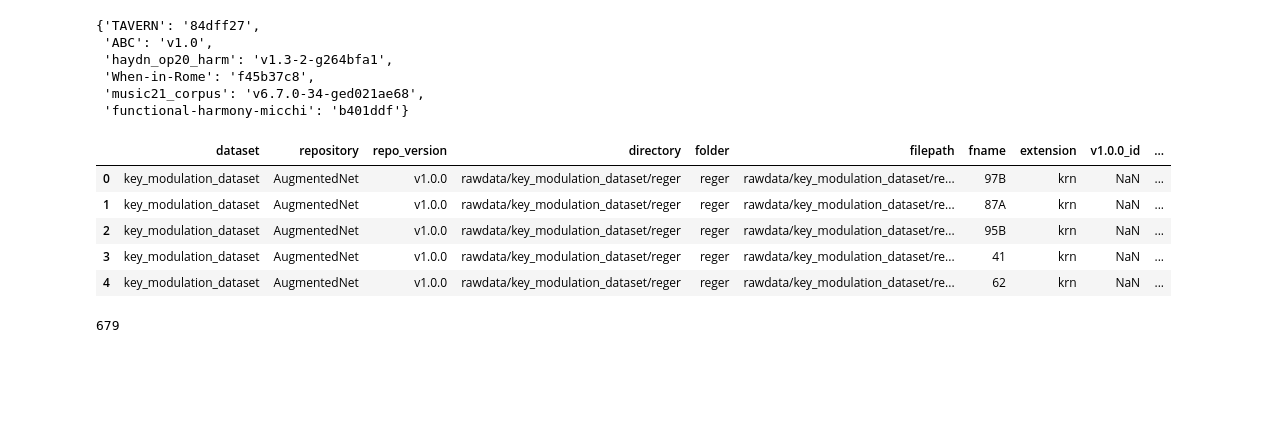
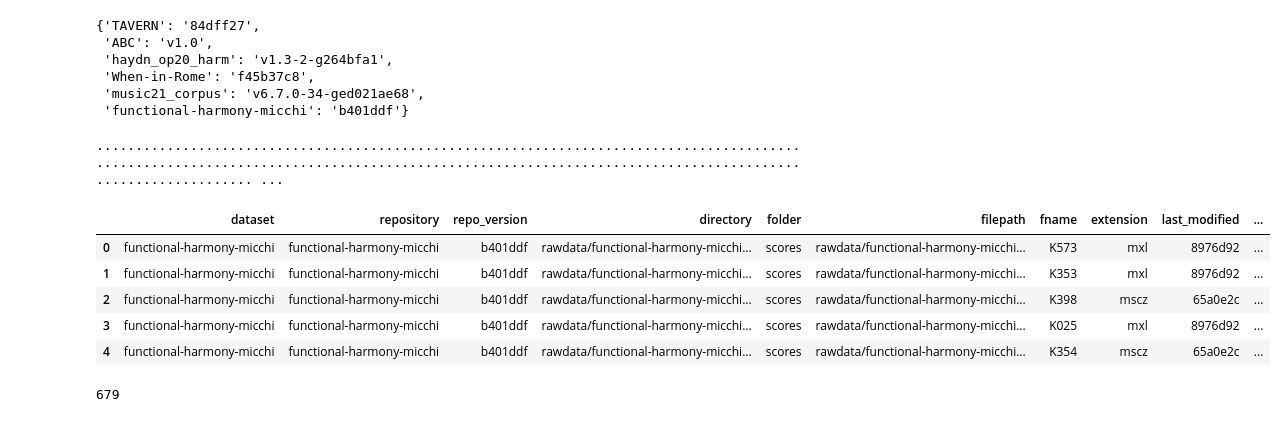
Before and after one commit to johentsch/AugmentedNet, a Jupyter notebook: notebooks/data_overview.ipynb, the cells around one changed output. Saved outputs shown, nothing was run; the diff lists cells and outputs as text; code cells hidden in the pictures; blank space fills up the shorter version.

Commit message:
adds columns last_modified and file_change_commit_url

```diff
--- a/notebooks/data_overview.ipynb
+++ b/notebooks/data_overview.ipynb
@@ -59,8 +61,18 @@ submodule_versions
  'When-in-Rome': 'f45b37c8',
  'music21_corpus': 'v6.7.0-34-ged021ae68',
  'functional-harmony-micchi': 'b401ddf'}
+# %%
+repo_urls = {
+ 'AugmentedNet': 'https://github.com/napulen/AugmentedNet',
+ 'TAVERN': 'https://github.com/jcdevaney/TAVERN',
+ 'ABC': 'https://github.com/DCMLab/ABC',
+ 'haydn_op20_harm': 'https://github.com/napulen/haydn_op20_harm',
+ 'When-in-Rome': 'https://github.com/MarkGotham/When-in-Rome',
+ 'music21_corpus': 'https://github.com/cuthbertLab/music21',
+ 'functional-harmony-micchi': 'https://github.com/napulen/functional-harmony-micchi'
+}
 # %%
-EXCLUDED_EXTENSIONS = (".md", ".csv", ".tsv", ".py", ".sh", ".pdf", ".jl")
+EXCLUDED_EXTENSIONS = (".md", ".csv", ".tsv", ".py", ".sh", ".pdf", ".jl", ".h5")
 EXCLUDED_NAME_COMPONENTS = ("feedback", "template", "requirements")
 
 def get_commit_where_file_last_changed(repo: git.Repo, paths=str):
@@ -73,6 +85,7 @@ data = []
 rawdata_path = os.path.join(REPO_PATH, "rawdata")
 
 for data_dir in os.listdir(rawdata_path):
+    print(data_dir)
     data_dir_path = os.path.join(rawdata_path, data_dir)
     if data_dir in submodule_versions:
         current_repo_name = data_dir
@@ -82,6 +95,7 @@ for data_dir in os.listdir(rawdata_path):
         git_path_base = REPO_PATH
     current_repo = submodule_repos.get(data_dir, augmentednet_repo)
     current_repo_version = submodule_versions.get(data_dir, augmentednet_version)
+    current_repo_url = repo_urls.get(current_repo_name).strip("/")
     for path, subdirs, files in os.walk(data_dir_path):
         rel_path = os.path.relpath(path, REPO_PATH)
         if rel_path == os.path.join("rawdata", "When-in-Rome"):
@@ -89,44 +103,48 @@ for data_dir in os.listdir(rawdata_path):
             continue
         for file in files:
             fname, fext = os.path.splitext(file)
             if not fext or fext in EXCLUDED_EXTENSIONS:
                 continue
             fname_lower = fname.lower()
             if any(comp in fname_lower for comp in EXCLUDED_NAME_COMPONENTS):
                 continue
             filepath = os.path.join(rel_path, file)
             folder_name = os.path.basename(rel_path)
-            # git_filepath = os.path.relpath(os.path.join(path, file), git_path_base)
-            # file_last_changed_commit = get_commit_where_file_last_changed(current_repo, paths=git_filepath)
-            # file_last_changed_commit_sha = file_last_changed_commit.hexsha
-            # file_last_changed_commit_version = current_repo.git.describe(file_last_changed_commit_sha, tags=True, always=True)
+            git_filepath = os.path.relpath(os.path.join(path, file), git_path_base)
+            file_last_changed_commit = get_commit_where_file_last_changed(current_repo, paths=git_filepath)
+            file_last_changed_commit_sha = file_last_changed_commit.hexsha
+            file_last_changed_commit_version = current_repo.git.describe(file_last_changed_commit_sha, tags=True, always=True)
+            file_change_commit_url = f"{current_repo_url}/blob/{file_last_changed_commit_version}/{git_filepath}"
             info_dict = dict(
                 dataset = data_dir,
                 repository = current_repo_name,
                 repo_version = current_repo_version,
                 directory = rel_path,
                 folder = folder_name,
                 filepath=filepath,
                 fname = fname,
                 extension=fext[1:],
-                #last_modified=file_last_changed_commit_version
+                last_modified=file_last_changed_commit_version,
+                file_change_commit_url=file_change_commit_url
             )
             if filepath in v100_ids:
                 nickname, split = v100_ids[filepath]
                 info_dict["v1.0.0_id"] = nickname
                 info_dict["v1.0.0_split"] = split
             data.append(info_dict)
+            print(".", end="")
 
 df = pd.DataFrame.from_records(data)
 df.to_csv("../augnet_rawdata_overview.tsv", sep="\t", index=False)
 df.head()
 # %% [output]
+........................................................................................................................................................................................................ ...
-|  | dataset | repository | repo_version | directory | folder | filepath | fname | extension | v1.0.0_id | ... |
-| 0 | key_modulation_dataset | AugmentedNet | v1.0.0 | rawdata/key_modulation_dataset/reger | reger | rawdata/key_modulation_dataset/re... | 97B | krn | NaN | ... |
-| 1 | key_modulation_dataset | AugmentedNet | v1.0.0 | rawdata/key_modulation_dataset/reger | reger | rawdata/key_modulation_dataset/re... | 87A | krn | NaN | ... |
-| 2 | key_modulation_dataset | AugmentedNet | v1.0.0 | rawdata/key_modulation_dataset/reger | reger | rawdata/key_modulation_dataset/re... | 95B | krn | NaN | ... |
-| 3 | key_modulation_dataset | AugmentedNet | v1.0.0 | rawdata/key_modulation_dataset/reger | reger | rawdata/key_modulation_dataset/re... | 41 | krn | NaN | ... |
-| 4 | key_modulation_dataset | AugmentedNet | v1.0.0 | rawdata/key_modulation_dataset/reger | reger | rawdata/key_modulation_dataset/re... | 62 | krn | NaN | ... |
+|  | dataset | repository | repo_version | directory | folder | filepath | fname | extension | last_modified | ... |
+| 0 | functional-harmony-micchi | functional-harmony-micchi | b401ddf | rawdata/functional-harmony-micchi... | scores | rawdata/functional-harmony-micchi... | K573 | mxl | 8976d92 | ... |
+| 1 | functional-harmony-micchi | functional-harmony-micchi | b401ddf | rawdata/functional-harmony-micchi... | scores | rawdata/functional-harmony-micchi... | K353 | mxl | 8976d92 | ... |
+| 2 | functional-harmony-micchi | functional-harmony-micchi | b401ddf | rawdata/functional-harmony-micchi... | scores | rawdata/functional-harmony-micchi... | K398 | mscz | 65a0e2c | ... |
+| 3 | functional-harmony-micchi | functional-harmony-micchi | b401ddf | rawdata/functional-harmony-micchi... | scores | rawdata/functional-harmony-micchi... | K025 | mxl | 8976d92 | ... |
+| 4 | functional-harmony-micchi | functional-harmony-micchi | b401ddf | rawdata/functional-harmony-micchi... | scores | rawdata/functional-harmony-micchi... | K354 | mscz | 65a0e2c | ... |
 # %%
 len(v100_ids)
 # %% [output]
```
Also changed, not shown: parts of 1 cell of this notebook, 2 other files.
